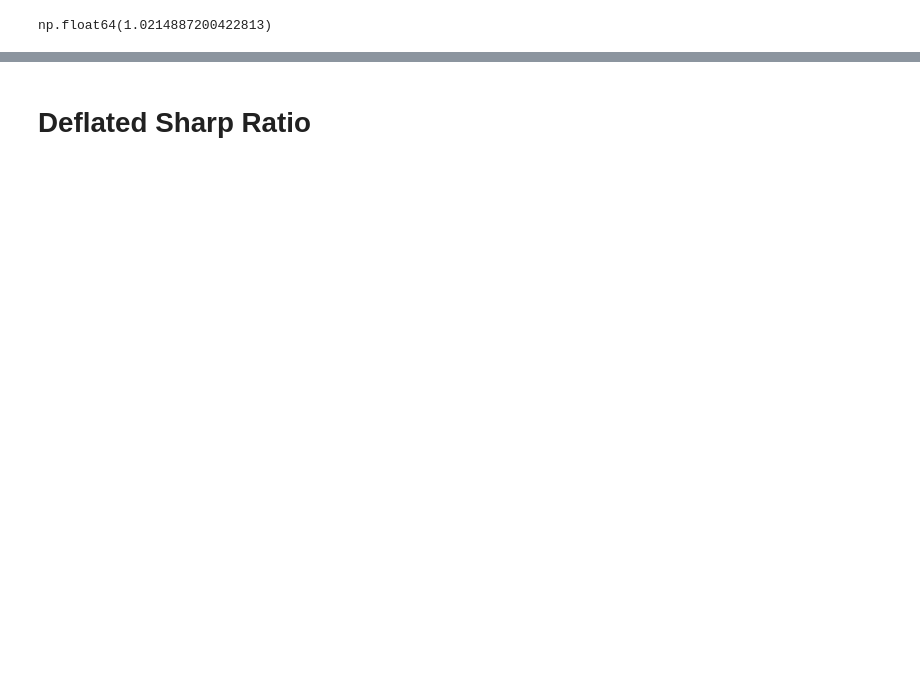
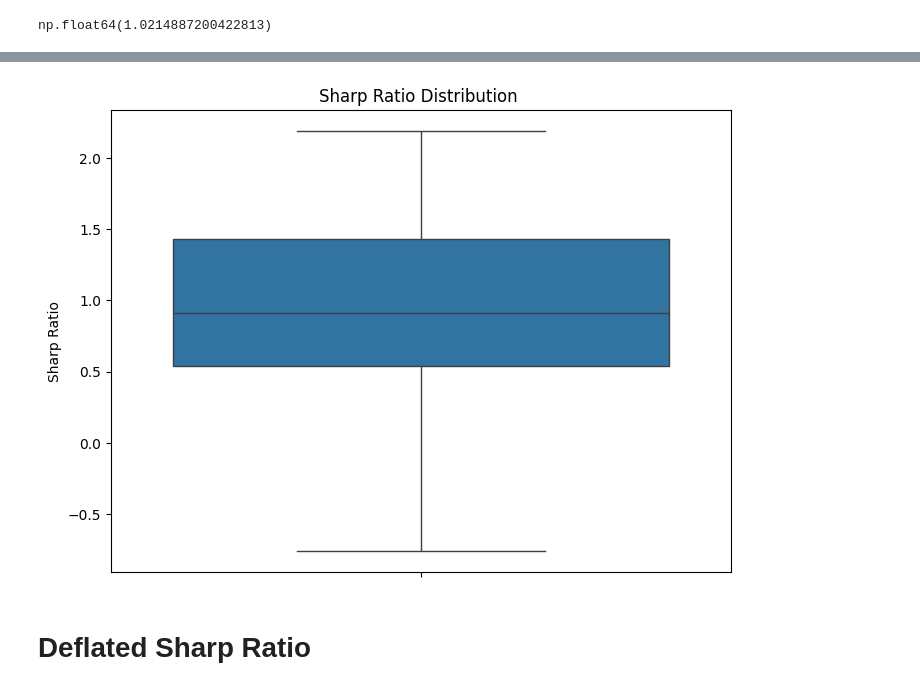
Before and after one commit to jiayizha-umich/Math_628_Fall_2025, a Jupyter notebook: Week 6 - Backtesting and DSR/Backtesting .ipynb, the cells around one changed output, grey strips where cells are left out. Drawn from its saved outputs; the diff is of its cells as text; code cells hidden in the pictures; blank space fills up the shorter version.

```diff
--- a/Week 6 - Backtesting and DSR/Backtesting .ipynb
+++ b/Week 6 - Backtesting and DSR/Backtesting .ipynb
@@ -232,6 +233,6 @@ def compute_concurrency(data :pd.DataFrame ,
     result = data.copy()
     result['n_concurent'] = 0
     for index, row in events.iterrows():
-      #to do
+      result.loc[index : row[end_time_col], 'n_concurent'] += 1
 
     return result
@@ -266,7 +283,8 @@ def compute_pl_for_stratgy(data_row,  labeled_data , features , model , threshol
   new_data = new_data[new_data['prob'] > threshold]
   data_row['Strategy_return'] = 0.0
   for index, row in new_data.iterrows():
-   # to d
+    size  =  row['label'] * row['prob']
+    data_row.loc[index : row['End Time'],'Strategy_return' ]  += data_row.loc[index , 'Return'] * 1. / data_row.loc[index , 'n_concurent']  * size
 
   return data_row['Strategy_return']
 # %%
@@ -319,3 +336,11 @@ KeyboardInterrupt:
+# %%
+plt.figure(figsize=(8, 6))
+sns.boxplot(data=sharp_ratio_scores)
+plt.ylabel('Sharp Ratio')
+plt.title('Sharp Ratio Distribution ')
+plt.show()
+# %% [output]
+[figure, added]
 # %% [markdown]
 # Deflated Sharp Ratio
 # %% [markdown]
```
Also changed, not shown: parts of 7 cells of this notebook, 2 other files.
